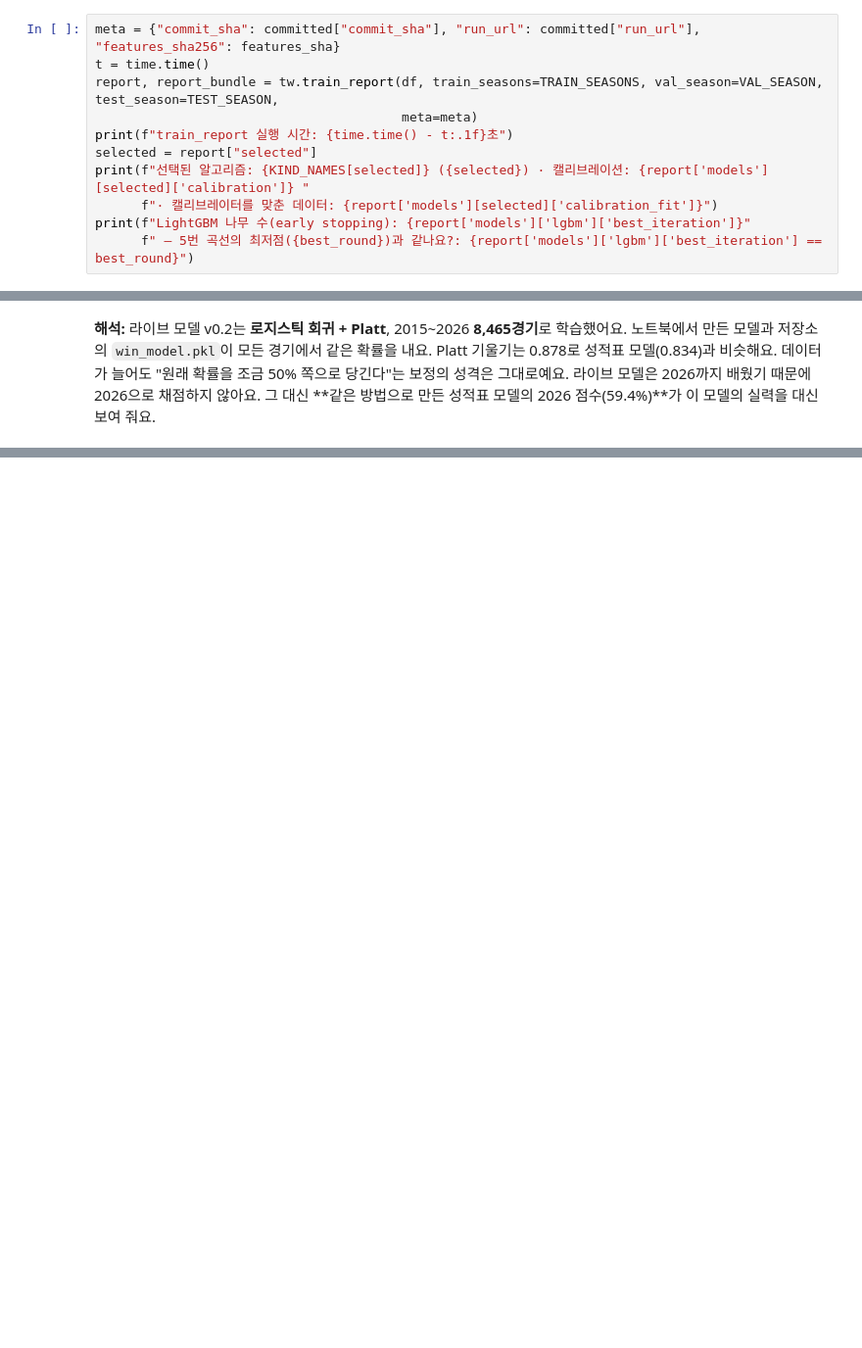
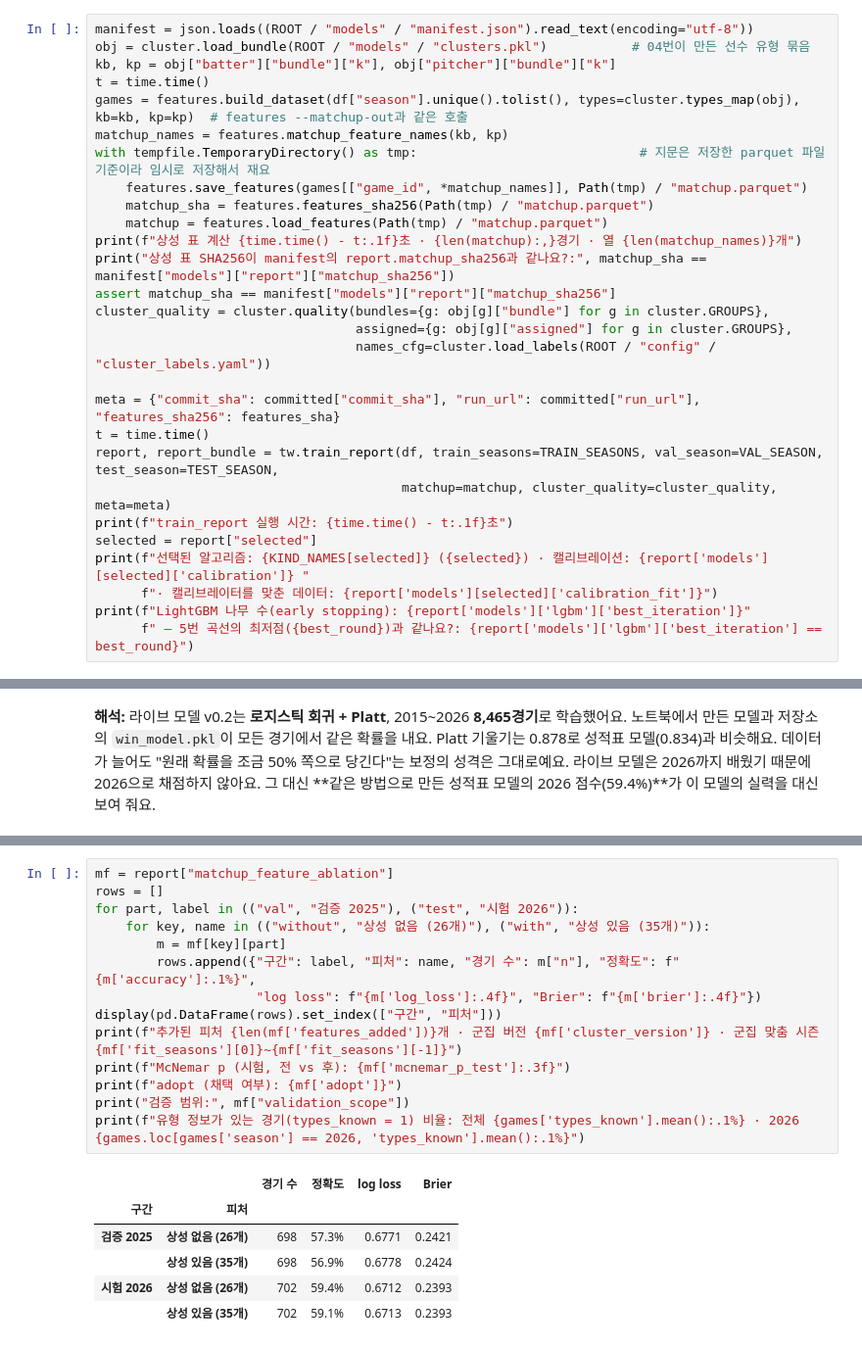
Before and after one commit to kimminseo2323-prog/2610_KBO_predict, a Jupyter notebook: notebooks/03_승패_예측_모델.ipynb, the cells around one changed output, grey strips where cells are left out. Shown at 98% size. Saved outputs shown, nothing was run; the diff lists cells and outputs as text; blank space fills up the shorter version.

Commit message:
docs: 노트북 02·03·04 갱신 (clusters manifest 대응, 상성 피처 전후 비교 절, 커버리지 출력)
Co-Authored-By: Claude Fable 5.1 <noreply@anthropic.com>

```diff
--- a/notebooks/03_승패_예측_모델.ipynb
+++ b/notebooks/03_승패_예측_모델.ipynb
@@ -367,8 +370,25 @@ display(raw_cmp.round(4))
 # %%
+manifest = json.loads((ROOT / "models" / "manifest.json").read_text(encoding="utf-8"))
+obj = cluster.load_bundle(ROOT / "models" / "clusters.pkl")           # 04번이 만든 선수 유형 묶음
+kb, kp = obj["batter"]["bundle"]["k"], obj["pitcher"]["bundle"]["k"]
+t = time.time()
+games = features.build_dataset(df["season"].unique().tolist(), types=cluster.types_map(obj), kb=kb, kp=kp)  # features --matchup-out과 같은 호출
+matchup_names = features.matchup_feature_names(kb, kp)
+with tempfile.TemporaryDirectory() as tmp:                             # 지문은 저장한 parquet 파일 기준이라 임시로 저장해서 재요
+    features.save_features(games[["game_id", *matchup_names]], Path(tmp) / "matchup.parquet")
+    matchup_sha = features.features_sha256(Path(tmp) / "matchup.parquet")
+    matchup = features.load_features(Path(tmp) / "matchup.parquet")
+print(f"상성 표 계산 {time.time() - t:.1f}초 · {len(matchup):,}경기 · 열 {len(matchup_names)}개")
+print("상성 표 SHA256이 manifest의 report.matchup_sha256과 같나요?:", matchup_sha == manifest["models"]["report"]["matchup_sha256"])
+assert matchup_sha == manifest["models"]["report"]["matchup_sha256"]
+cluster_quality = cluster.quality(bundles={g: obj[g]["bundle"] for g in cluster.GROUPS},
+                                  assigned={g: obj[g]["assigned"] for g in cluster.GROUPS},
+                                  names_cfg=cluster.load_labels(ROOT / "config" / "cluster_labels.yaml"))
+
 meta = {"commit_sha": committed["commit_sha"], "run_url": committed["run_url"], "features_sha256": features_sha}
 t = time.time()
 report, report_bundle = tw.train_report(df, train_seasons=TRAIN_SEASONS, val_season=VAL_SEASON, test_season=TEST_SEASON,
-                                        meta=meta)
+                                        matchup=matchup, cluster_quality=cluster_quality, meta=meta)
 print(f"train_report 실행 시간: {time.time() - t:.1f}초")
 selected = report["selected"]
 print(f"선택된 알고리즘: {KIND_NAMES[selected]} ({selected}) · 캘리브레이션: {report['models'][selected]['calibration']} "
@@ -716,0 +756,21 @@ Platt 기울기는 0.878로 성적표 모델(0.834)과 비슷해요. 데이터
+# %%
+mf = report["matchup_feature_ablation"]
+rows = []
+for part, label in (("val", "검증 2025"), ("test", "시험 2026")):
+    for key, name in (("without", "상성 없음 (26개)"), ("with", "상성 있음 (35개)")):
+        m = mf[key][part]
+        rows.append({"구간": label, "피처": name, "경기 수": m["n"], "정확도": f"{m['accuracy']:.1%}",
+                     "log loss": f"{m['log_loss']:.4f}", "Brier": f"{m['brier']:.4f}"})
+display(pd.DataFrame(rows).set_index(["구간", "피처"]))
+print(f"추가된 피처 {len(mf['features_added'])}개 · 군집 버전 {mf['cluster_version']} · 군집 맞춤 시즌 {mf['fit_seasons'][0]}~{mf['fit_seasons'][-1]}")
+print(f"McNemar p (시험, 전 vs 후): {mf['mcnemar_p_test']:.3f}")
+print(f"adopt (채택 여부): {mf['adopt']}")
+print("검증 범위:", mf["validation_scope"])
+print(f"유형 정보가 있는 경기(types_known = 1) 비율: 전체 {games['types_known'].mean():.1%} · 2026 {games.loc[games['season'] == 2026, 'types_known'].mean():.1%}")
+# %% [output]
+|  |  | 경기 수 | 정확도 | log loss | Brier |
+| 구간 | 피처 |  |  |  |  |
+| 검증 2025 | 상성 없음 (26개) | 698 | 57.3% | 0.6771 | 0.2421 |
+|  | 상성 있음 (35개) | 698 | 56.9% | 0.6778 | 0.2424 |
+| 시험 2026 | 상성 없음 (26개) | 702 | 59.4% | 0.6712 | 0.2393 |
+|  | 상성 있음 (35개) | 702 | 59.1% | 0.6713 | 0.2393 |
```
Also changed, not shown: parts of 10 cells of this notebook, 2 other files.
